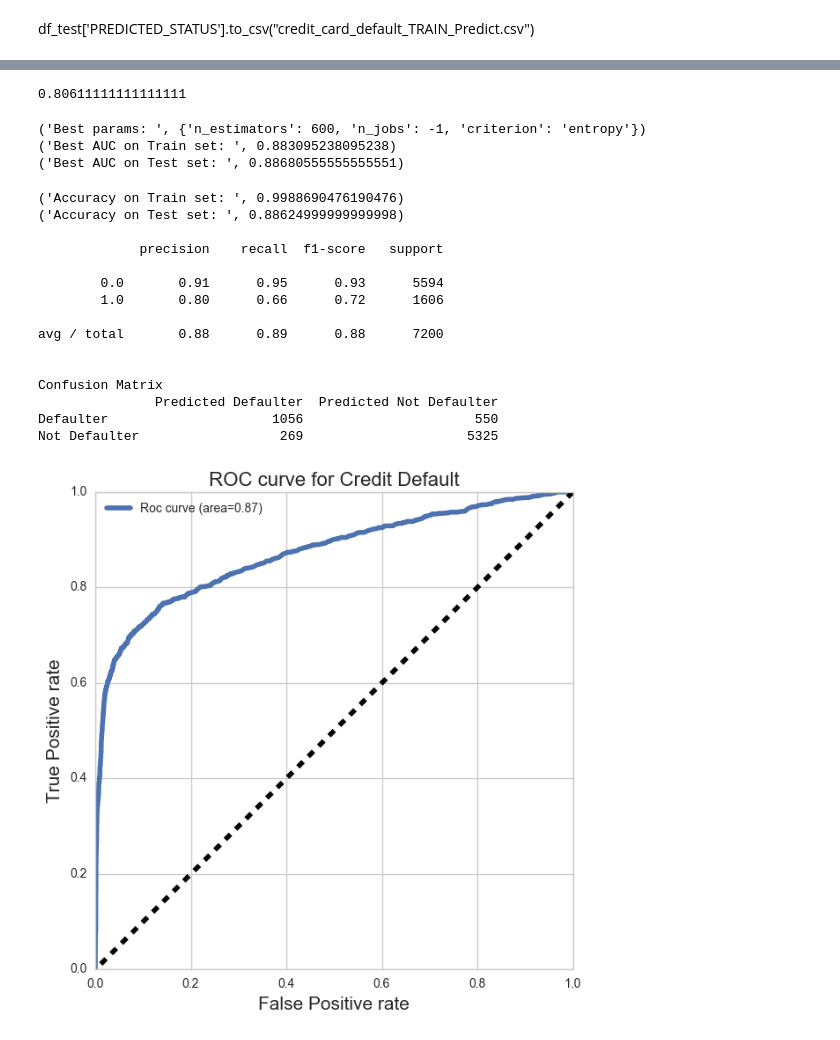
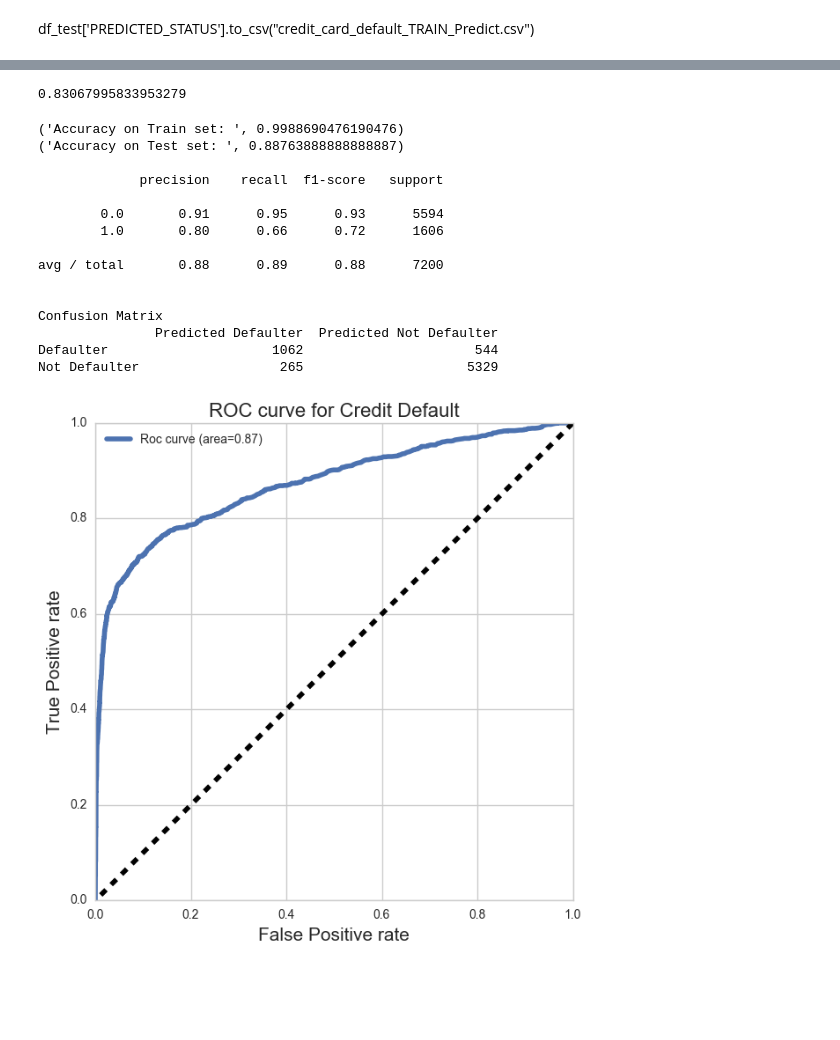
Before and after one commit to innovator-arjun/Credit-Card-AL-ML-Analytics, a Jupyter notebook: Credit Card Farud ML-AI-Python_Analytics.ipynb, the cells around one changed output, grey strips where cells are left out. Cells and saved outputs as stored; diff of their text form; code cells hidden in the pictures; blank space fills up the shorter version.

```diff
--- a/Credit Card Farud ML-AI-Python_Analytics.ipynb
+++ b/Credit Card Farud ML-AI-Python_Analytics.ipynb
@@ -509,12 +582,12 @@ from sklearn.tree import DecisionTreeClassifier
 from sklearn.metrics import accuracy_score, make_scorer
 from sklearn.model_selection import train_test_split
 from sklearn.utils import resample
-features = ['LIMIT_BAL', 'EDUCATION', 'MARRIAGE', 'PAY_1','PAY_2', 'PAY_3',
+features = ['LIMIT_BAL','SEX','AGE', 'EDUCATION', 'MARRIAGE', 'PAY_1','PAY_2', 'PAY_3',
             'PAY_4', 'PAY_5', 'PAY_6','BILL_AMT1', 'BILL_AMT2',
             'BILL_AMT3', 'BILL_AMT4', 'BILL_AMT5', 'BILL_AMT6', 'PAY_AMT1',
-            'PAY_AMT2', 'PAY_AMT3', 'PAY_AMT4', 'PAY_AMT5', 'PAY_AMT6',
-            'gender_marital', 'AgeBin', 'gender_agebin', 'out_bal_apr', 'out_bal_may',
-            'out_bal_june', 'out_bal_july', 'out_bal_aug', 'Closeness_5',
+            'PAY_AMT2', 'PAY_AMT3', 'PAY_AMT4', 'PAY_AMT5', 'PAY_AMT6', 'out_bucket',
+            'gender_marital', 'AgeBin', 'gender_agebin', 'Closeness_5','out_bal_apr','out_bal_may','out_bal_june','out_bal_july','out_bal_aug',
+
             'Closeness_4', 'Closeness_3', 'Closeness_2','Closeness_1']
 y = fulldata['DEFAULTER'].copy() # target
 X = fulldata[features].copy()
@@ -778,7 +847,7 @@ scaler = preprocessing.StandardScaler()
 x = scaler.fit(x).transform(x)
 
 # Further divide the train data into train test split 70% & 30% respectively
-x_train_up, x_test_up, y_train_up, y_test_up = train_test_split(x_up, y_up, test_size=0.3, stratify=y, random_state=2)
+x_train_up, x_test_up, y_train_up, y_test_up = train_test_split(x_up, y_up, test_size=0.28, stratify=y, random_state=2)
 # %%
 df_test_up=x_test_up.join(y_test_up)
 df_test_up.head()
@@ -839,27 +908,15 @@ from sklearn.ensemble import RandomForestClassifier , GradientBoostingClassifier
 from sklearn.metrics import f1_score
 # %%
 #create the classifier
-classifier = DecisionTreeClassifier(max_depth=10, random_state=14)
+classifier = RandomForestClassifier(max_depth=10, random_state=14)
 # training the classifier
-classifier.fit(x_train, y_train)
+classifier.fit(x_train_up, y_train_up)
 # do our predictions on the test
-predictions = classifier.predict(x_test)
+predictions = classifier.predict(x_test_up)
 # see how good we did on the test
-accuracy_score(y_true = y_test, y_pred = predictions)
+accuracy_score(y_true = y_test_up, y_pred = predictions)
 # %% [output]
-0.80611111111111111
+0.83067995833953279
-# %%
-from sklearn.metrics import f1_score
-from sklearn.tree import DecisionTreeClassifier
-x_up = df_upsampled.drop(['DEFAULTER'],axis = 1)
-y_up = df_upsampled.DEFAULTER
-
-# rescale the metrics to the same mean and standard deviation
-scaler = preprocessing.StandardScaler()
-x = scaler.fit(x).transform(x)
-
-# Further divide the train data into train test split 70% & 30% respectively
-x_train_up, x_test_up, y_train_up, y_test_up = train_test_split(x_up, y_up, test_size=0.3, stratify=y, random_state=2)
 # %%
 param_grid = {'n_estimators': [200, 400, 600, 1000],
               'criterion': ['entropy', 'gini'], 'n_jobs' : [-1]}
@@ -919,42 +976,35 @@ rf= RandomForestClassifier()
 rf_param_grid = {'n_estimators': [200, 400, 600, 1000],
               'criterion': ['entropy', 'gini'], 'n_jobs' : [-1]}
 
-forest(rf, rf_param_grid,x_train_up, x_test_up, y_train_up, y_test_up,5)
+forest(rf, rf_param_grid,x_train_up, x_test_up, y_train_up, y_test_up,10)
-# %% [output]
-('Best params: ', {'n_estimators': 600, 'n_jobs': -1, 'criterion': 'entropy'})
-('Best AUC on Train set: ', 0.883095238095238)
-('Best AUC on Test set: ', 0.88680555555555551)
 # %%
 
 #rf = RandomForestClassifier(max_depth=7,n_estimators=300,max_features=0.9,min_samples_leaf=5)
 rf=RandomForestClassifier(bootstrap=True, class_weight=None, criterion='gini',
             max_depth=None, max_features='auto', max_leaf_nodes=None,
             min_impurity_decrease=0.0, min_impurity_split=None,
             min_samples_leaf=1, min_samples_split=2,
             min_weight_fraction_leaf=0.0, n_estimators=1000, n_jobs=-1,
-            oob_score=False, random_state=None, verbose=0,
+            oob_score=True, random_state=500, verbose=0,
             warm_start=False)
 
 
-
-
-
 model_gb = model_rd(rf, x_train_up, y_train_up,x_test_up, y_test_up)
 # %% [output]
 ('Accuracy on Train set: ', 0.9988690476190476)
-('Accuracy on Test set: ', 0.88624999999999998)
+('Accuracy on Test set: ', 0.88763888888888887)
 
              precision    recall  f1-score   support
 
         0.0       0.91      0.95      0.93      5594
         1.0       0.80      0.66      0.72      1606
 
 avg / total       0.88      0.89      0.88      7200
 
 
 Confusion Matrix
                Predicted Defaulter  Predicted Not Defaulter
-Defaulter                     1056                      550
-Not Defaulter                  269                     5325
+Defaulter                     1062                      544
+Not Defaulter                  265                     5329
-[figure, old version]
+[figure, new version]
 # %%
```
Also changed, not shown: parts of 17 cells of this notebook.
